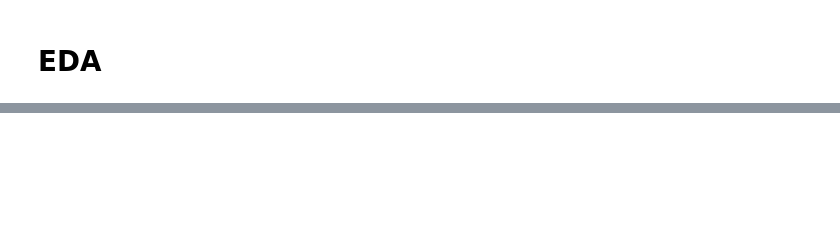
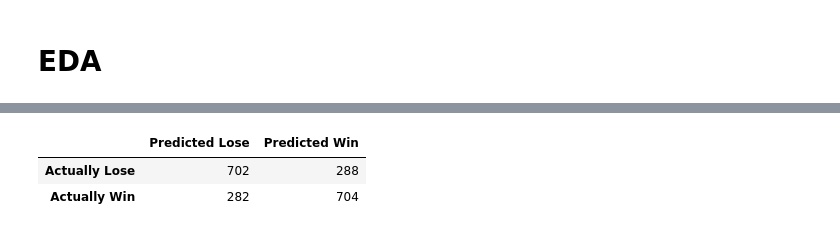
Before and after one commit to jhl126/For-Fun-LoL-Data, a Jupyter notebook: Lol Blue Wins Classification.ipynb, the cells around one changed output, grey strips where cells are left out. Drawn from its saved outputs; the diff is of its cells as text; code cells hidden in the pictures; blank space fills up the shorter version.

```diff
--- a/Lol Blue Wins Classification.ipynb
+++ b/Lol Blue Wins Classification.ipynb
@@ -368,0 +236,3 @@ DescribeResult(nobs=4949, minmax=(10730, 21055), mean=15864.111133562335, varian
+# %%
+model = RandomForestClassifier()
+model.fit(X_train, y_train)
@@ -368,0 +274,7 @@ DescribeResult(nobs=4949, minmax=(10730, 21055), mean=15864.111133562335, varian
+# %%
+grid = {
+    "criterion": ["gini", "entropy"],
+    "max_depth": [3, 4, 6],
+    "n_estimators": [10, 100, 1000],
+}
+model = GridSearchCV(RandomForestClassifier(), grid, cv=2, n_jobs=-1,)
@@ -368,0 +283,3 @@ DescribeResult(nobs=4949, minmax=(10730, 21055), mean=15864.111133562335, varian
+# %%
+model.fit(X_train, y_train)
+model.best_params_
@@ -368,0 +299,2 @@ DescribeResult(nobs=4949, minmax=(10730, 21055), mean=15864.111133562335, varian
+# %%
+y_pred = model.predict(X_test)
@@ -368,0 +315,12 @@ DescribeResult(nobs=4949, minmax=(10730, 21055), mean=15864.111133562335, varian
+# %%
+confusion_df = pd.DataFrame(
+    confusion_matrix(y_test, y_pred),
+    index=["Actually Lose", "Actually Win",],
+    columns=["Predicted Lose", "Predicted Win",],
+)
+
+confusion_df.style.background_gradient(axis=None)
+# %% [output]
+|  | Predicted Lose | Predicted Win |
+| Actually Lose | 702 | 288 |
+| Actually Win | 282 | 704 |
```
Also changed, not shown: parts of 62 cells of this notebook.
